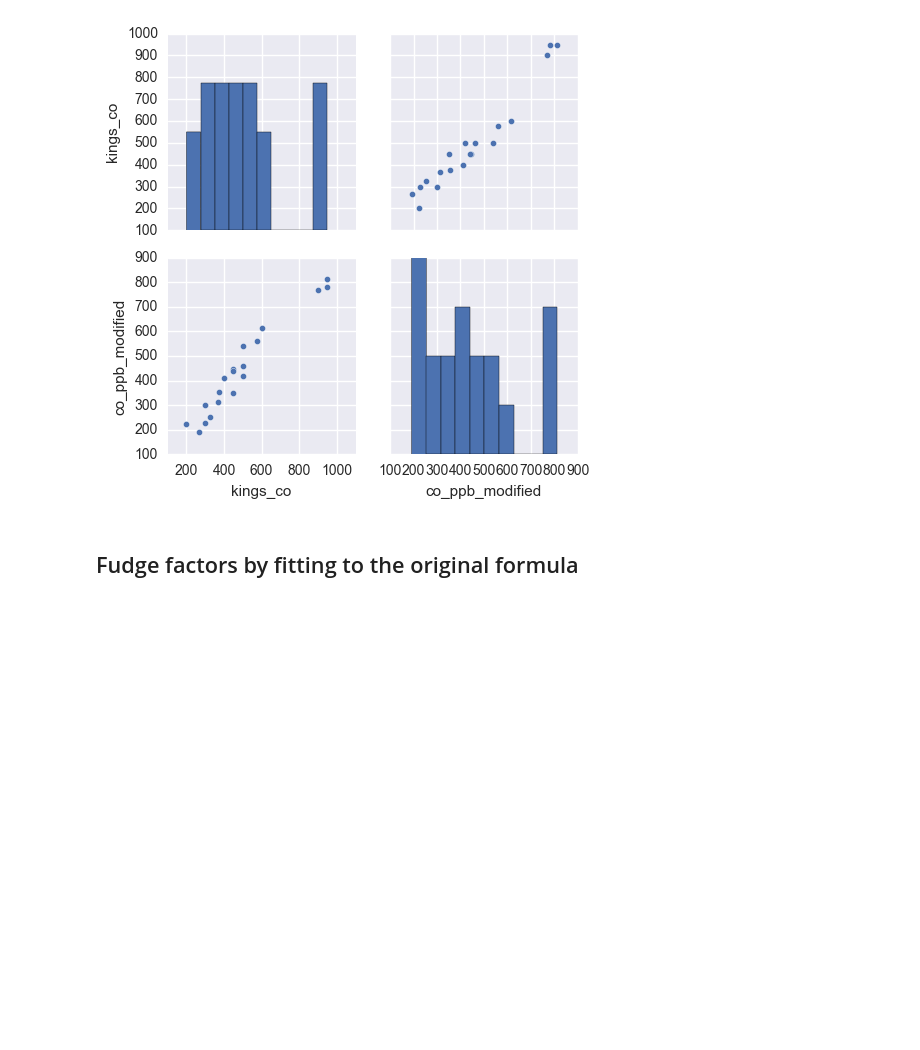
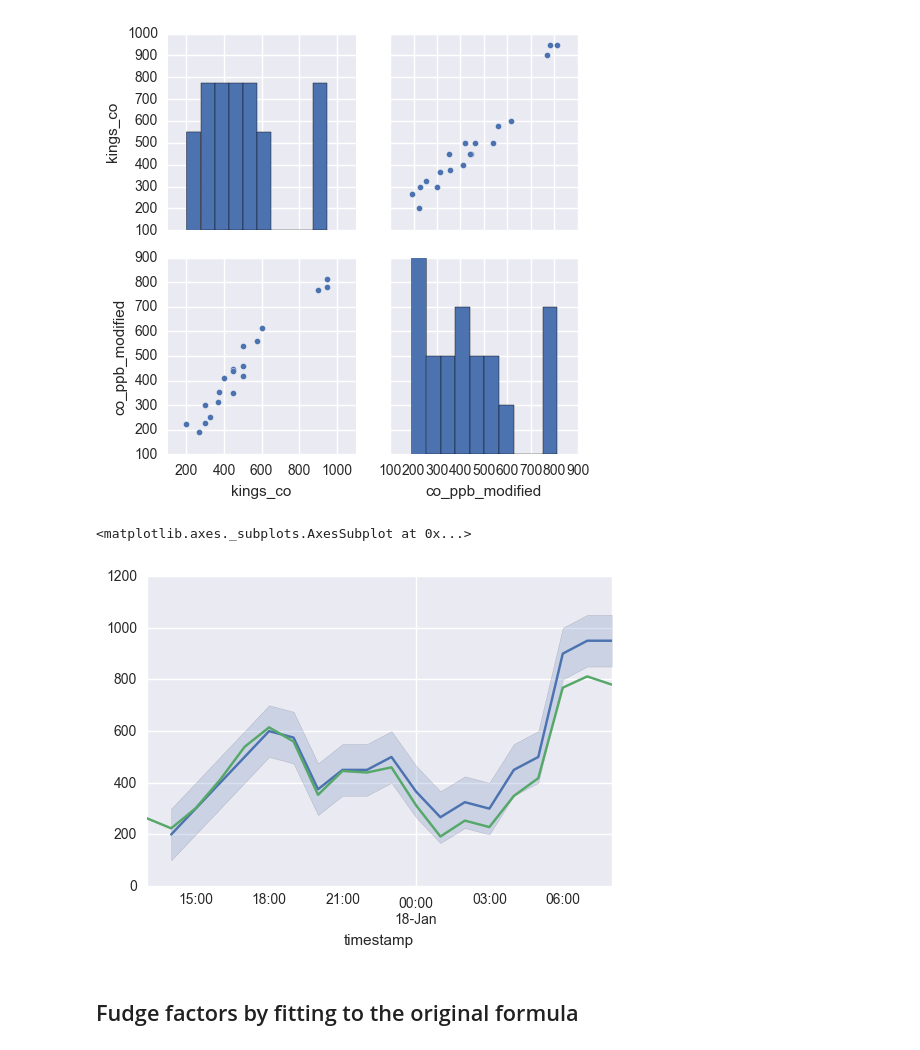
Before and after one commit to lingxz/climathon2016, a Jupyter notebook: sensors-colocation.ipynb, the cells around one changed output. Drawn from its saved outputs; the diff is of its cells as text; code cells hidden in the pictures; blank space fills up the shorter version.

```diff
--- a/sensors-colocation.ipynb
+++ b/sensors-colocation.ipynb
@@ -259,6 +259,17 @@ r2 score:  0.880721169885
 Probability that they belong to the same distribution (KS p-value):  0.741505714203
 [figure]
 [figure]
+# %%
+# kings with error
+x = ds_merged.to_dataframe().kings_co.index
+y = ds_merged.to_dataframe().kings_co
+error = 100
+y.plot()
+plt.fill_between(x, y-error, y+error, alpha=0.2)
+ds_merged.to_dataframe().co_ppb_modified.plot()
+# %% [output]
+<matplotlib.axes._subplots.AxesSubplot at 0x...>
+[figure, added]
 # %% [markdown]
 ## Fudge factors by fitting to the original formula
 # %%
```
Also changed, not shown: parts of 9 cells of this notebook, 1 other file.
